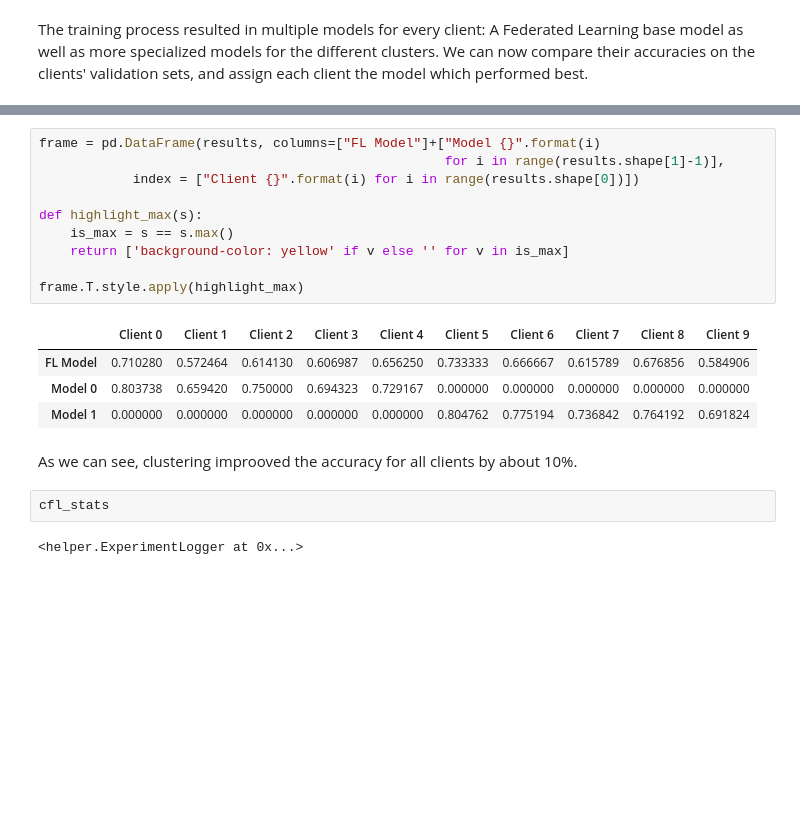
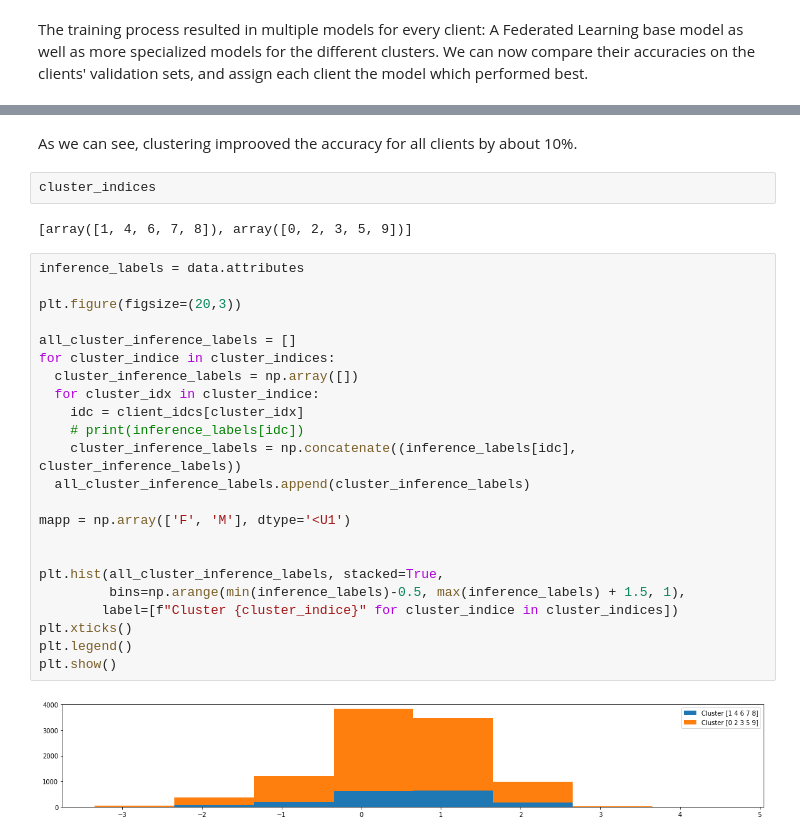
Before and after one commit to froggagul/clustered-federated-learning, a Jupyter notebook: clustered_federated_learning.ipynb, the cells around one changed output, grey strips where cells are left out. Saved outputs shown, nothing was run; the diff lists cells and outputs as text; blank space fills up the shorter version.

```diff
--- a/clustered_federated_learning.ipynb
+++ b/clustered_federated_learning.ipynb
@@ -204,21 +448,31 @@ for i, (idcs, W, accs) in enumerate(server.model_cache):
-# %%
-frame = pd.DataFrame(results, columns=["FL Model"]+["Model {}".format(i)
-                                                    for i in range(results.shape[1]-1)],
-            index = ["Client {}".format(i) for i in range(results.shape[0])])
-
-def highlight_max(s):
-    is_max = s == s.max()
-    return ['background-color: yellow' if v else '' for v in is_max]
-
-frame.T.style.apply(highlight_max)
-# %% [output]
-|  | Client 0 | Client 1 | Client 2 | Client 3 | Client 4 | Client 5 | Client 6 | Client 7 | Client 8 | Client 9 |
-| FL Model | 0.710280 | 0.572464 | 0.614130 | 0.606987 | 0.656250 | 0.733333 | 0.666667 | 0.615789 | 0.676856 | 0.584906 |
-| Model 0 | 0.803738 | 0.659420 | 0.750000 | 0.694323 | 0.729167 | 0.000000 | 0.000000 | 0.000000 | 0.000000 | 0.000000 |
-| Model 1 | 0.000000 | 0.000000 | 0.000000 | 0.000000 | 0.000000 | 0.804762 | 0.775194 | 0.736842 | 0.764192 | 0.691824 |
 # %% [markdown]
 As we can see, clustering improoved the accuracy for all clients by about 10%.
-# %%
-cfl_stats
-# %% [output]
-<helper.ExperimentLogger at 0x...>
+# %%
+cluster_indices
+# %% [output]
+[array([1, 4, 6, 7, 8]), array([0, 2, 3, 5, 9])]
+# %%
+inference_labels = data.attributes
+
+plt.figure(figsize=(20,3))
+
+all_cluster_inference_labels = []
+for cluster_indice in cluster_indices:
+  cluster_inference_labels = np.array([])
+  for cluster_idx in cluster_indice:
+    idc = client_idcs[cluster_idx]
+    # print(inference_labels[idc])
+    cluster_inference_labels = np.concatenate((inference_labels[idc], cluster_inference_labels))
+  all_cluster_inference_labels.append(cluster_inference_labels)
+
+mapp = np.array(['F', 'M'], dtype='<U1')
+
+
+plt.hist(all_cluster_inference_labels, stacked=True,
+         bins=np.arange(min(inference_labels)-0.5, max(inference_labels) + 1.5, 1),
+        label=[f"Cluster {cluster_indice}" for cluster_indice in cluster_indices])
+plt.xticks()
+plt.legend()
+plt.show()
+# %% [output]
+[figure, added]
```
Also changed, not shown: parts of 45 cells of this notebook, 11 other files.
